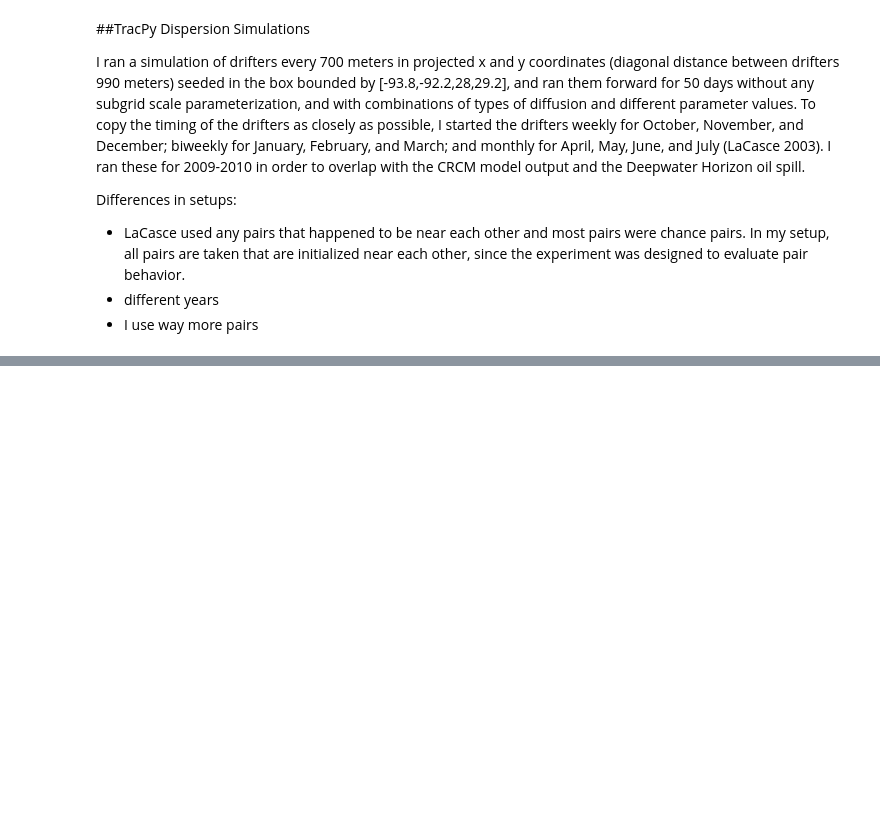
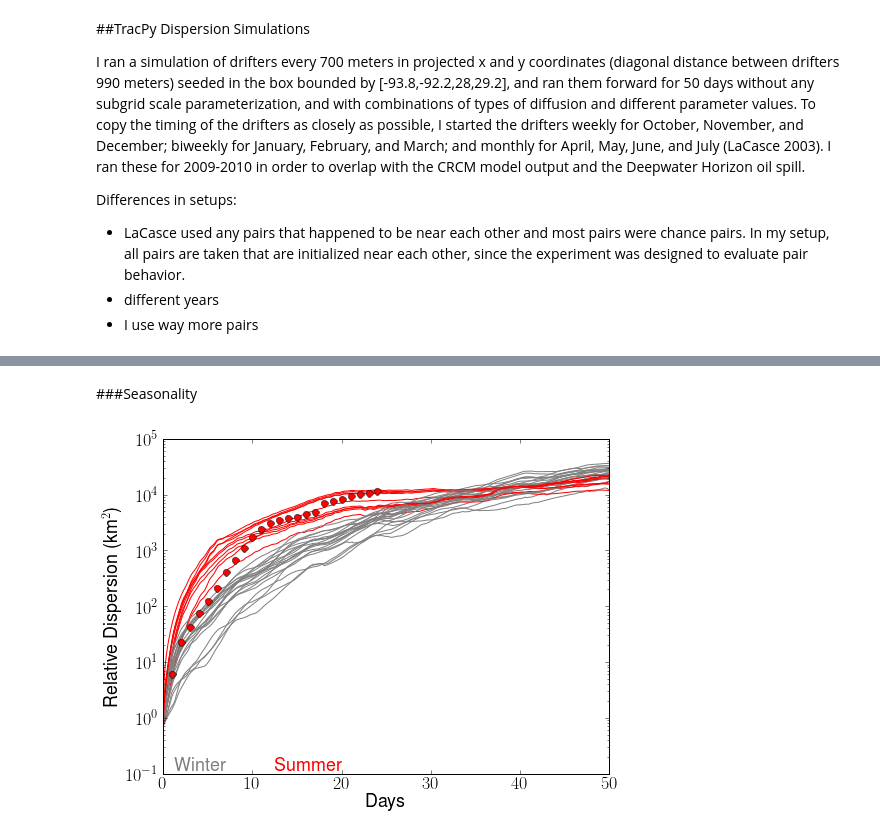
Before and after one commit to kthyng/horizontal_diffusivity, a Jupyter notebook: diffusivity_from_dispersion.ipynb, the cells around one changed output, grey strips where cells are left out. Saved outputs shown, nothing was run; the diff lists cells and outputs as text; code cells hidden in the pictures; blank space fills up the shorter version.

```diff
--- a/diffusivity_from_dispersion.ipynb
+++ b/diffusivity_from_dispersion.ipynb
@@ -140,20 +90,0 @@ There is different behavior depending on where the drifters were seeded, the tim
-# %%
-colors = ['.6', '.3', '.6', '.3', '.6', '.3']
-symbols = ['--', '-', '--', '-', '--', '-']
-alphas = [.5, 1, .5, 1, .5, 1]
-runs = list(('_doturb0', '_doturb2_ah5', 'B_doturb0', 'B_doturb2_ah5', 'C_doturb0', 'C_doturb2_ah5'))
-
-fig = figure(figsize=(11,6))
-plt.semilogy(np.array([7,7]), np.array([10**(-1), 10**(5)]), ':', color='lightgrey', linewidth=3)
-for i, run in enumerate(runs):
-    Dname = os.path.join(dispersion_root, 'D2' + run + '.npz')
-    D = np.load(Dname)
-    D2 = D['D2']; t = D['t']; D.close()
-    plt.semilogy(days, D2, symbols[i], color=colors[i], linewidth=2, alpha=alphas[i])
-plt.semilogy(lacasce[:,0], lacasce[:,1], 'ro', label='LaCasce', markersize=7)
-plt.xlabel('Days'); plt.ylabel('Relative Dispersion (km$^2$)');
-ax = gca()
-text(0.025, 0.015, 'Data (o)', color='r', transform=ax.transAxes)
-text(0.17, 0.015, 'No diffusion (--)', color='.6', transform=ax.transAxes)
-text(0.415, 0.015, 'Random displacements (-)', color='.3', transform=ax.transAxes)
-plt.savefig('figures/diffusivity.pdf', bbox_inches='tight')
@@ -163,0 +97,31 @@ The above figure shows the relative dispersion for numerical drifters with no di
+# %% [markdown]
+###Seasonality
+# %%
+tests = glob.glob('tracks/*do*') # types of simulations
+
+fig = figure(figsize=(8,6))
+ax = fig.add_subplot(111)
+plt.xlabel('Days'); plt.ylabel('Relative Dispersion (km$^2$)');
+for test in tests: # loop through types of simulations
+    runs = glob.glob(test + '/*D2.npz')
+    Dnamesummer = os.path.join(test, 'D2summer.npz') # June July
+    Dnamewinter = os.path.join(test, 'D2winter.npz') # DJF
+    D2summer = []; D2winter = []; nnanssummer = []; nnanswinter = [];
+    for run in runs: # loop through all the runs of that type
+        d = np.load(run)
+        D2_temp = d['D2']; t = d['t']; nnans_temp = d['nnans'];
+        D2 = D2_temp.squeeze()/nnans_temp
+
+        if run.split('-')[1] == '12' or run.split('-')[1] == '1' or run.split('-')[1] == '2':
+            semilogy(days, D2, 'grey')
+        elif run.split('-')[1] == '06' or run.split('-')[1] == '07':
+            semilogy(days, D2, 'red')
+
+            d.close()
+
+            plt.semilogy(lacasce[:,0], lacasce[:,1], 'ro', label='LaCasce', markersize=7)
+text(0.025, 0.01, 'Winter', color='grey', transform=ax.transAxes)
+text(0.25, 0.01, 'Summer', color='red', transform=ax.transAxes)
+savefig('figures/relative_diffusion_seasons.pdf', bbox_inches='tight')
+# %% [output]
+[figure, added]
```
Also changed, not shown: parts of 7 cells of this notebook.
